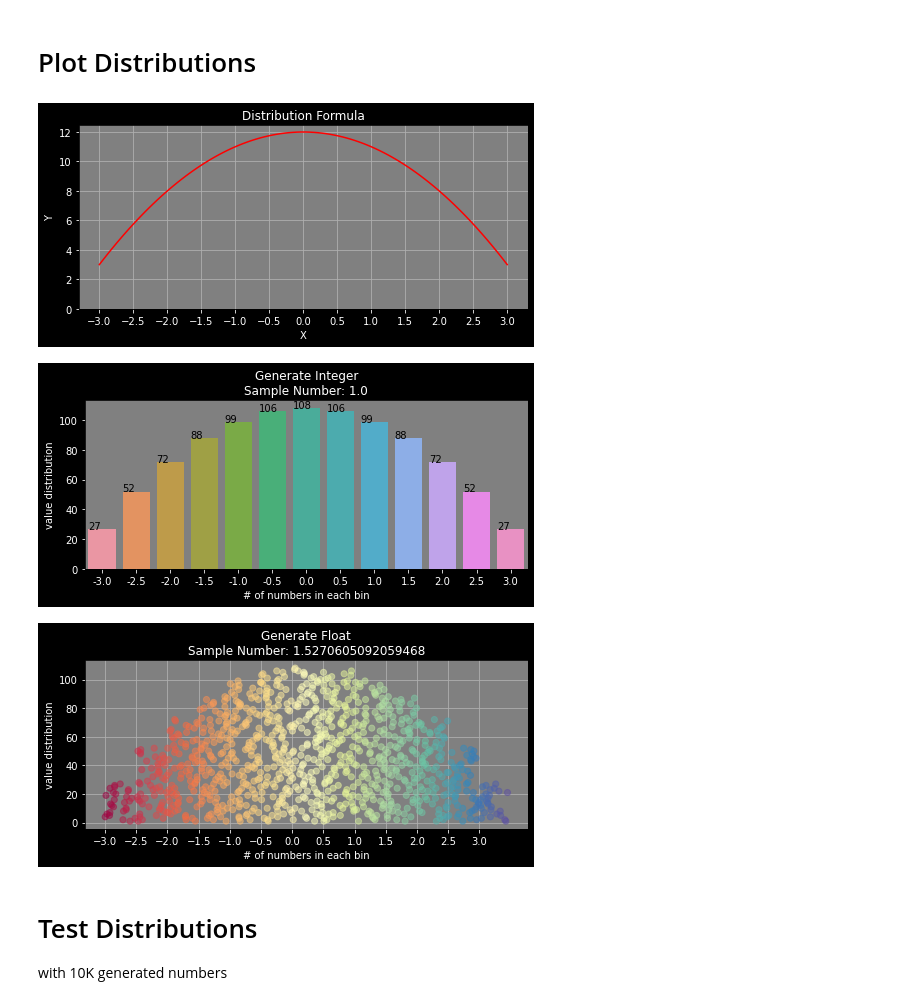
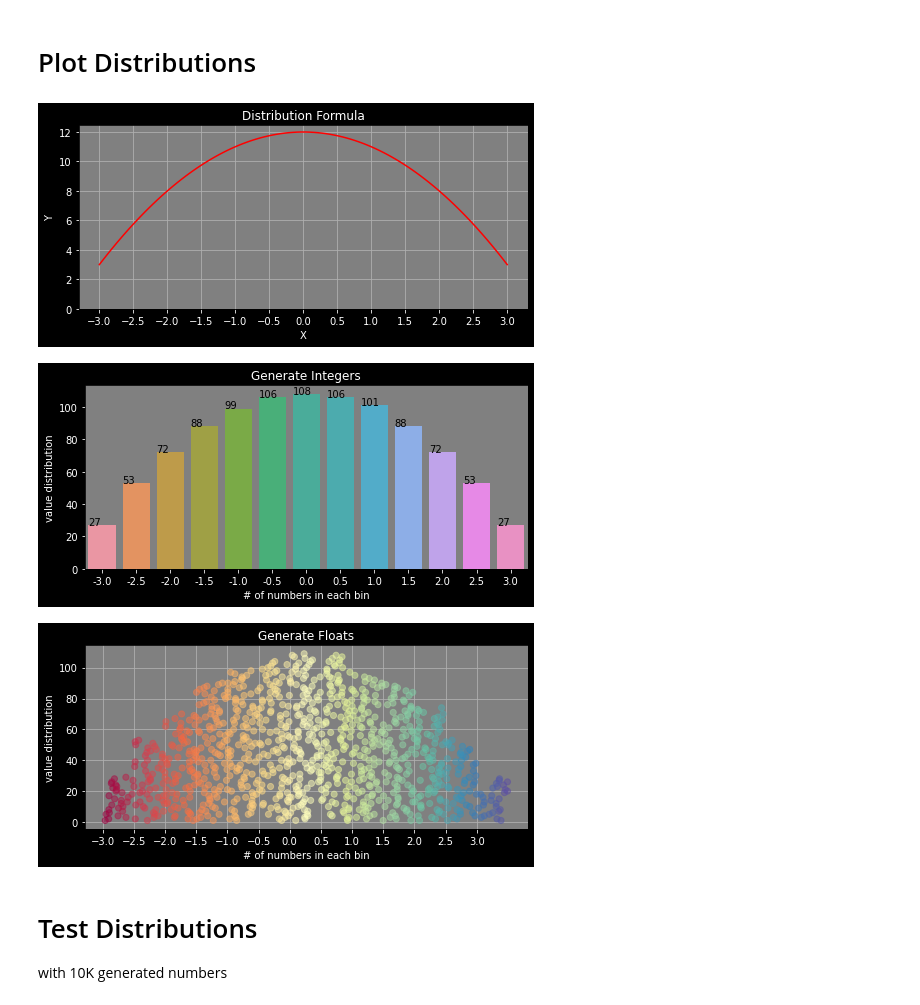
Before and after one commit to BehrouzSohrabi/RandDist, a Jupyter notebook: demo/Notebook.ipynb, the cells around one changed output. Cells and saved outputs as stored; diff of their text form; code cells hidden in the pictures.

Commit message:
sample_size implemented

```diff
--- a/demo/Notebook.ipynb
+++ b/demo/Notebook.ipynb
@@ -18,10 +18,10 @@ formula = lambda x:12-(x**2)
 seeds = 1000
 
 # generate int numbers
-random_list_int, sample_int = randdist.randint(min_value, max_value, step, formula, seeds)
+random_list_int = randdist.randint(min_value, max_value, step, formula, seeds)
 
 # generate float numbers
-random_list_float, sample_float = randdist.randfloat(min_value, max_value+step, step, formula, seeds)
+random_list_float = randdist.randfloat(min_value, max_value+step, step, formula, seeds)
 # %% [markdown]
 # Plot Distributions
 # %%
@@ -55,38 +55,38 @@ for p in ax.patches:
    ax.annotate('{}'.format(p.get_height()), (p.get_x(), p.get_height()))
 plt.ylabel('value distribution')
 plt.xlabel('# of numbers in each bin')
-plt.title('Generate Integer\nSample Number: {}'.format(sample_int), color='white')
+plt.title('Generate Integers', color='white')
 plt.savefig('distribution_plot_int.png')
 plt.show()
 
 # plot float numbers distribution
 y = []
 bin_y = randdist._adjust_values(min_value, max_value+step, step, formula, seeds)
 bin_y_count = {}
 for i in random_list_float:
     for key, value in bin_y.items():
         if i >= key and i <= key + step:
             bin_y_count.setdefault(key, 0)
             bin_y_count[key] += 1
             y.append(bin_y_count[key])
             break
 x = random_list_float
 plt.rcParams['axes.facecolor'] = 'gray'
 plt.rcParams['axes.axisbelow'] = True
 plt.figure(facecolor=(0,0,0))
 plt.grid()
 plt.scatter(np.array(x), np.array(y), alpha=0.5,marker='.', s=150, c=x, cmap=plt.cm.Spectral)
 plt.tick_params(color='white', labelcolor='white')
 plt.ylabel('value distribution', color='white')
 plt.xlabel('# of numbers in each bin', color='white')
 plt.xticks(np.arange(min_value, max_value+step, step))
-plt.title('Generate Float\nSample Number: {}'.format(sample_float), color='white')
+plt.title('Generate Floats', color='white')
 plt.savefig('distribution_plot_float.png')
 plt.show()
 # %% [output]
 [figure]
-[figure, old version]
+[figure, new version]
-[figure, old version]
+[figure, new version]
 # %% [markdown]
 # Test Distributions
 with 10K generated numbers
```
Also changed, not shown: parts of 1 cell of this notebook, 9 other files.
